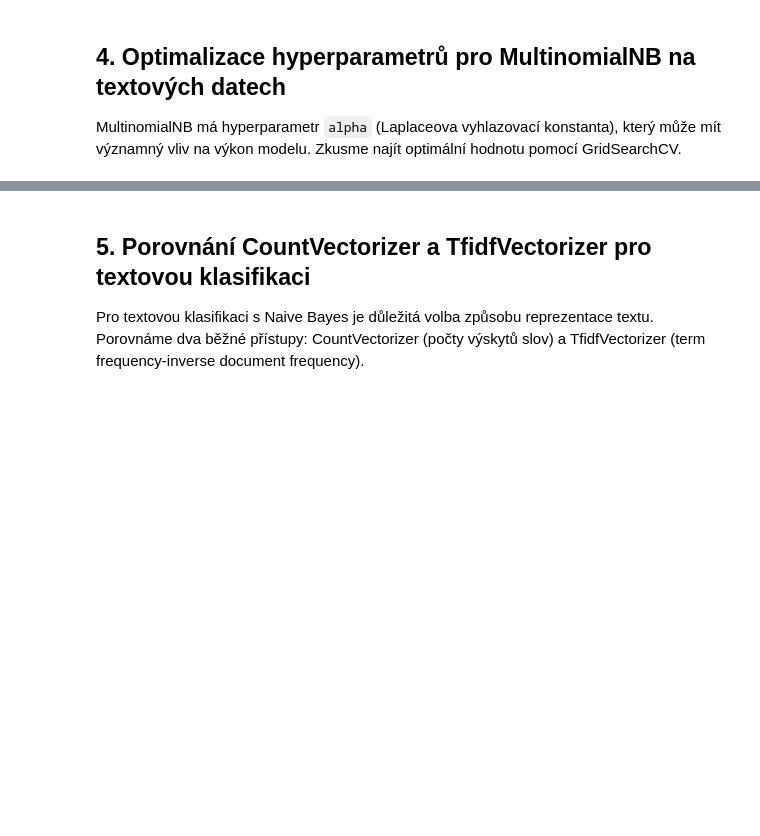
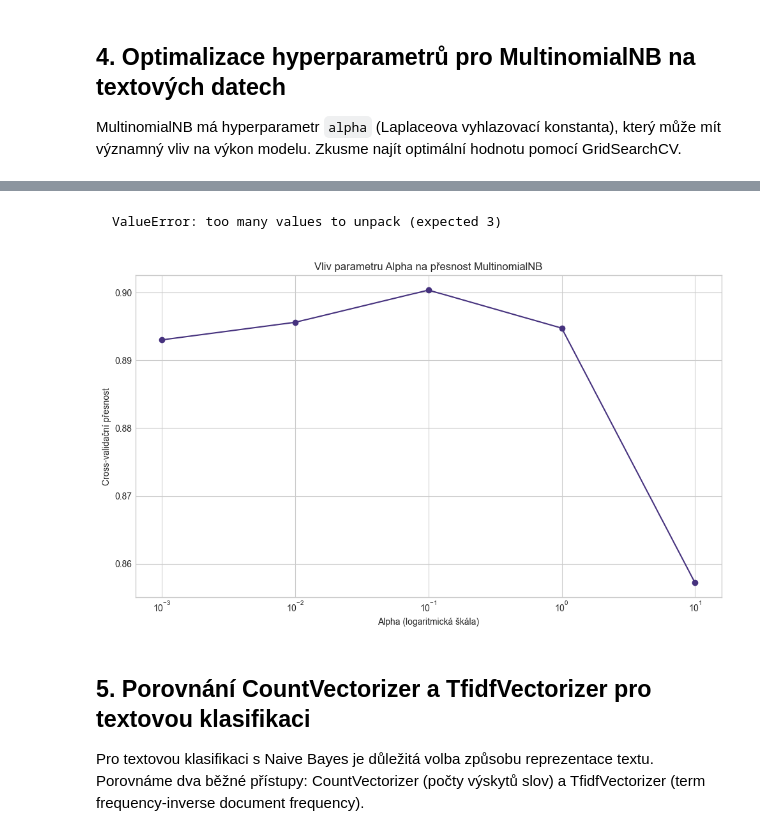
Before and after one commit to pavelklos/ai-ml, a Jupyter notebook: 9-SCIKIT-LEARN/01.07-Classification-Naive-Bayes.ipynb, the cells around one changed output, grey strips where cells are left out. Cells and saved outputs as stored; diff of their text form; code cells hidden in the pictures; blank space fills up the shorter version.

````diff
--- a/9-SCIKIT-LEARN/01.07-Classification-Naive-Bayes.ipynb
+++ b/9-SCIKIT-LEARN/01.07-Classification-Naive-Bayes.ipynb
@@ -446,3 +551,31 @@ plt.show()
+# %% [markdown]
+```
+ValueError: too many values to unpack (expected 3)
+```
+# %%
+# Vizualizace vlivu alpha parametru na přesnost
+alpha_results = []
+for params, mean_score, _ in zip(
+    grid_search.cv_results_['params'],
+    grid_search.cv_results_['mean_test_score'],
+    grid_search.cv_results_['std_test_score']
+):
+    if params['vect__min_df'] == grid_search.best_params_['vect__min_df'] and \
+       params['vect__ngram_range'] == grid_search.best_params_['vect__ngram_range']:
+        alpha_results.append((params['clf__alpha'], mean_score))
+
+alpha_values, scores = zip(*sorted(alpha_results))
+
+plt.figure(figsize=(10, 6))
+plt.semilogx(alpha_values, scores, 'o-')
+plt.grid(True)
+plt.xlabel('Alpha (logaritmická škála)')
+plt.ylabel('Cross-validační přesnost')
+plt.title('Vliv parametru Alpha na přesnost MultinomialNB')
+plt.tight_layout()
+plt.show()
+# %% [output]
+[figure, added]
 # %% [markdown]
 ## 5. Porovnání CountVectorizer a TfidfVectorizer pro textovou klasifikaci
 
````
Also changed, not shown: parts of 19 cells of this notebook, 4 other files.
